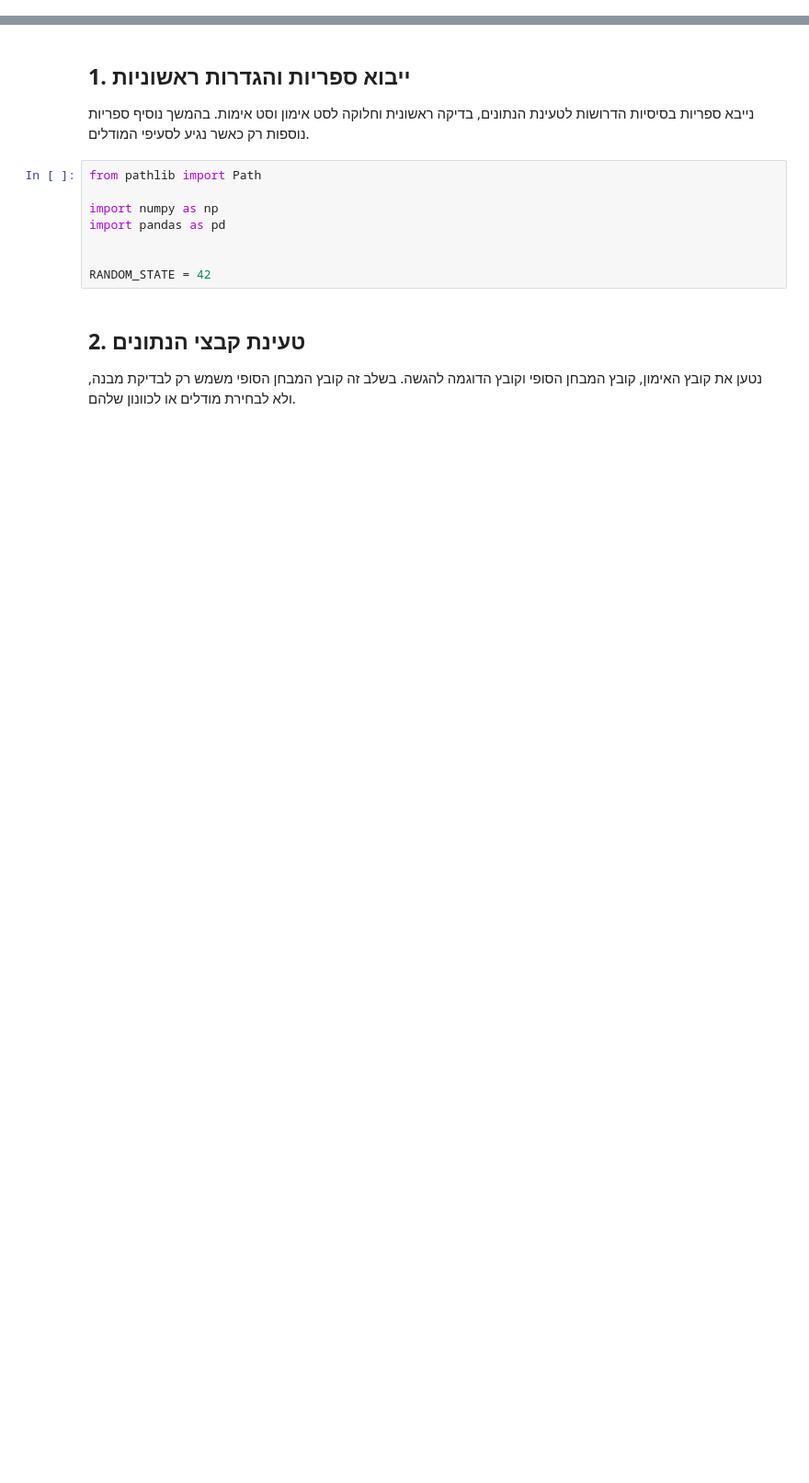
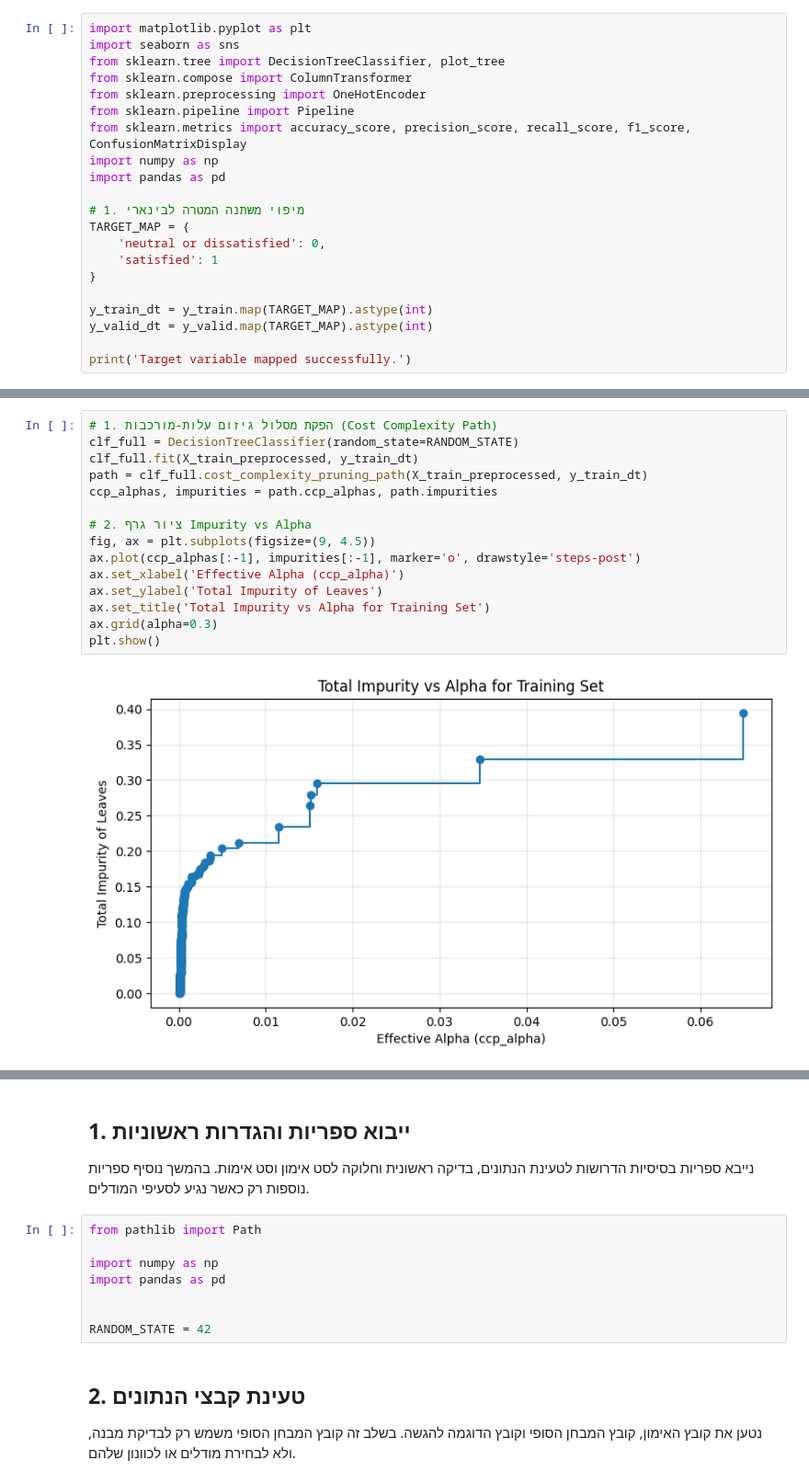
Before and after one commit to yaelelazari/ML_Project, a Jupyter notebook: Airline_Project_Part_B_Group3.ipynb, the cells around one changed output, grey strips where cells are left out. Shown at 92% size. Drawn from its saved outputs; the diff is of its cells as text; blank space fills up the shorter version.

```diff
--- a/Airline_Project_Part_B_Group3.ipynb
+++ b/Airline_Project_Part_B_Group3.ipynb
@@ -6,0 +606,21 @@
+# %%
+import matplotlib.pyplot as plt
+import seaborn as sns
+from sklearn.tree import DecisionTreeClassifier, plot_tree
+from sklearn.compose import ColumnTransformer
+from sklearn.preprocessing import OneHotEncoder
+from sklearn.pipeline import Pipeline
+from sklearn.metrics import accuracy_score, precision_score, recall_score, f1_score, ConfusionMatrixDisplay
+import numpy as np
+import pandas as pd
+
+# 1. מיפוי משתנה המטרה לבינארי
+TARGET_MAP = {
+    'neutral or dissatisfied': 0,
+    'satisfied': 1
+}
+
+y_train_dt = y_train.map(TARGET_MAP).astype(int)
+y_valid_dt = y_valid.map(TARGET_MAP).astype(int)
+
+print('Target variable mapped successfully.')
@@ -6,0 +898,17 @@
+# %%
+# 1. הפקת מסלול גיזום עלות-מורכבות (Cost Complexity Path)
+clf_full = DecisionTreeClassifier(random_state=RANDOM_STATE)
+clf_full.fit(X_train_preprocessed, y_train_dt)
+path = clf_full.cost_complexity_pruning_path(X_train_preprocessed, y_train_dt)
+ccp_alphas, impurities = path.ccp_alphas, path.impurities
+
+# 2. ציור גרף Impurity vs Alpha
+fig, ax = plt.subplots(figsize=(9, 4.5))
+ax.plot(ccp_alphas[:-1], impurities[:-1], marker='o', drawstyle='steps-post')
+ax.set_xlabel('Effective Alpha (ccp_alpha)')
+ax.set_ylabel('Total Impurity of Leaves')
+ax.set_title('Total Impurity vs Alpha for Training Set')
+ax.grid(alpha=0.3)
+plt.show()
+# %% [output]
+[figure, added]
```
Also changed, not shown: parts of 65 cells of this notebook.
